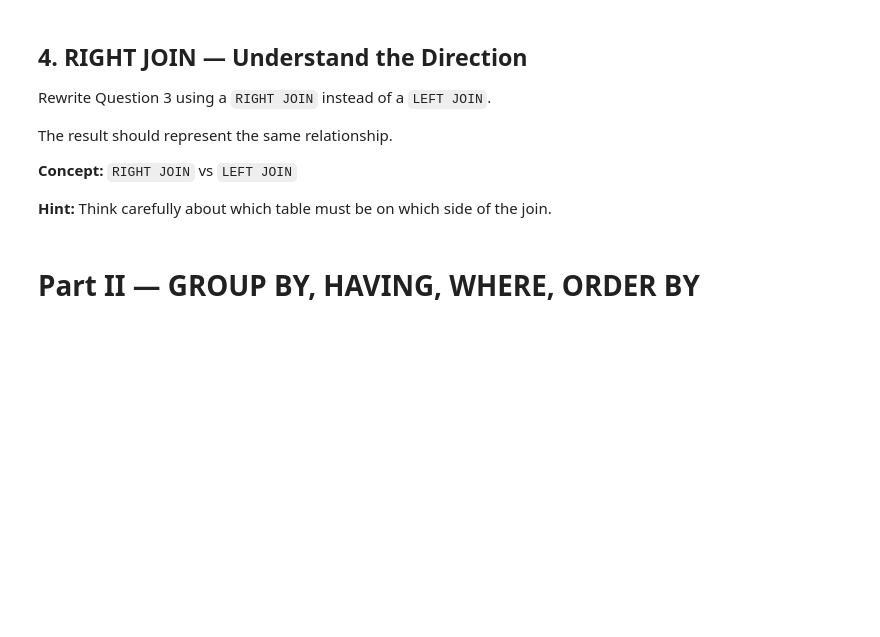
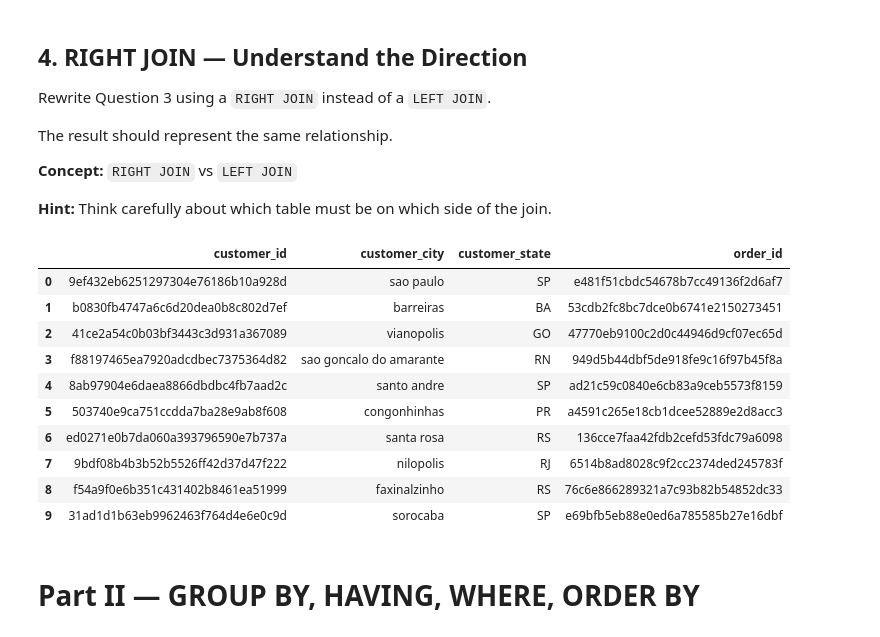
Before and after one commit to Thomasayanfeoluwa/2026-Python-Training-Class---Tutorial-For-Beginners, a Jupyter notebook: OLISTs/exercises_solutions/olists_exercises.ipynb, the cells around one changed output. Drawn from its saved outputs; the diff is of its cells as text; code cells hidden in the pictures; blank space fills up the shorter version.

```diff
--- a/OLISTs/exercises_solutions/olists_exercises.ipynb
+++ b/OLISTs/exercises_solutions/olists_exercises.ipynb
@@ -304,3 +297,27 @@ pd.read_sql_query(query, conn)
+# %%
+run_sql("""
+    SELECT
+        c.customer_id,
+        c.customer_city,
+        c.customer_state,
+        o.order_id
+    FROM orders AS o
+    RIGHT JOIN customers AS c
+        ON c.customer_id = o.customer_id
+    LIMIT 10;
+""")
+# %% [output]
+|  | customer_id | customer_city | customer_state | order_id |
+| 0 | 9ef432eb6251297304e76186b10a928d | sao paulo | SP | e481f51cbdc54678b7cc49136f2d6af7 |
+| 1 | b0830fb4747a6c6d20dea0b8c802d7ef | barreiras | BA | 53cdb2fc8bc7dce0b6741e2150273451 |
+| 2 | 41ce2a54c0b03bf3443c3d931a367089 | vianopolis | GO | 47770eb9100c2d0c44946d9cf07ec65d |
+| 3 | f88197465ea7920adcdbec7375364d82 | sao goncalo do amarante | RN | 949d5b44dbf5de918fe9c16f97b45f8a |
+| 4 | 8ab97904e6daea8866dbdbc4fb7aad2c | santo andre | SP | ad21c59c0840e6cb83a9ceb5573f8159 |
+| 5 | 503740e9ca751ccdda7ba28e9ab8f608 | congonhinhas | PR | a4591c265e18cb1dcee52889e2d8acc3 |
+| 6 | ed0271e0b7da060a393796590e7b737a | santa rosa | RS | 136cce7faa42fdb2cefd53fdc79a6098 |
+| 7 | 9bdf08b4b3b52b5526ff42d37d47f222 | nilopolis | RJ | 6514b8ad8028c9f2cc2374ded245783f |
+| 8 | f54a9f0e6b351c431402b8461ea51999 | faxinalzinho | RS | 76c6e866289321a7c93b82b54852dc33 |
+| 9 | 31ad1d1b63eb9962463f764d4e6e0c9d | sorocaba | SP | e69bfb5eb88e0ed6a785585b27e16dbf |
 # %% [markdown]
 # Part II — GROUP BY, HAVING, WHERE, ORDER BY
 # %% [markdown]
```
Also changed, not shown: parts of 1 cell of this notebook.
